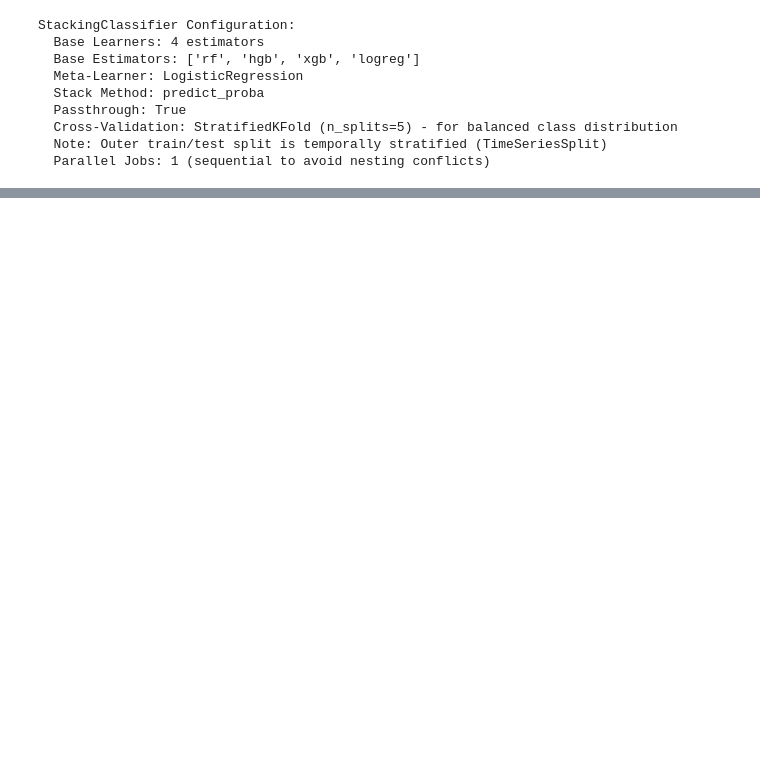
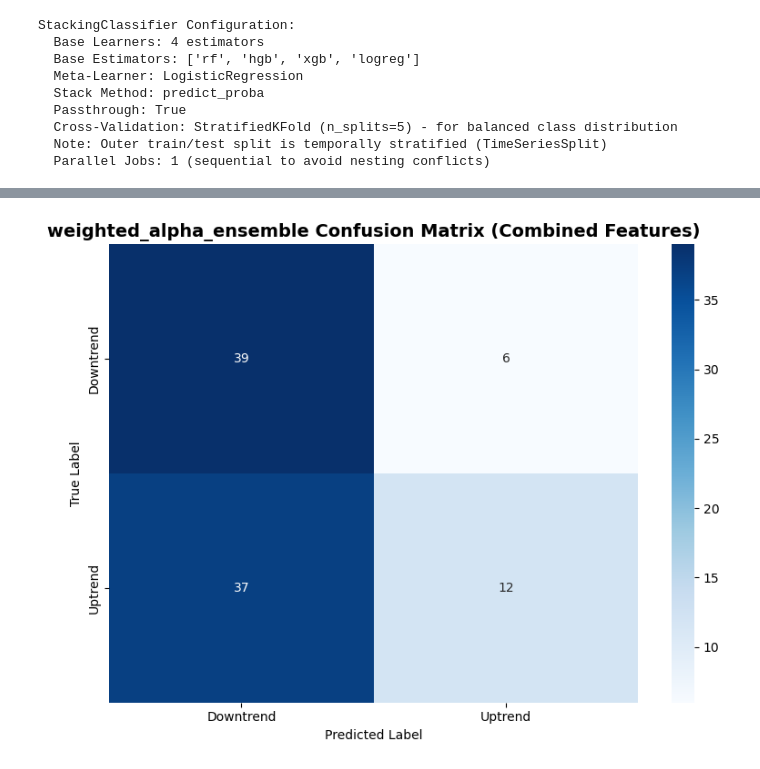
Before and after one commit to johngycmaker/btc_project, a Jupyter notebook: step7_Tuning_Stacking .ipynb, the cells around one changed output, grey strips where cells are left out. Saved outputs shown, nothing was run; the diff lists cells and outputs as text; code cells hidden in the pictures; blank space fills up the shorter version.

```diff
--- a/step7_Tuning_Stacking .ipynb
+++ b/step7_Tuning_Stacking .ipynb
@@ -948,0 +813,27 @@ STACKING MODEL SUMMARY
+# %%
+# Train final model with best parameters on full training data
+best_hgb = histgb_search.best_estimator_
+
+print("\n" + "="*80)
+print("TRAINING FINAL HistGradientBoosting MODEL WITH BEST PARAMETERS")
+print("="*80)
+
+# Split data for final evaluation
+from sklearn.model_selection import train_test_split
+
+# For time series, use temporal split
+train_size = int(0.8 * len(X_combined))
+X_train_final = X_combined.iloc[:train_size]
+y_train_final = y_combined.iloc[:train_size]
+X_test_final = X_combined.iloc[train_size:]
+y_test_final = y_combined.iloc[train_size:]
+
+# Train on full training set
+best_hgb.fit(X_train_final, y_train_final)
+
+# Make predictions
+y_pred_final = best_hgb.predict(X_test_final)
+
+print("\n✓ Model Training Complete!")
+print(f"Training set size: {X_train_final.shape[0]} samples")
+print(f"Test set size: {X_test_final.shape[0]} samples")
@@ -948,0 +969,15 @@ STACKING MODEL SUMMARY
+# %%
+cm = confusion_matrix(y_test_final, y_ens_test, labels=[0, 1])
+
+# Plot confusion matrix
+plt.figure(figsize=(8, 6))
+sns.heatmap(cm, annot=True, fmt='d', cmap='Blues', cbar=True,
+            xticklabels=['Downtrend', 'Uptrend'],
+            yticklabels=['Downtrend', 'Uptrend'])
+plt.title('weighted_alpha_ensemble Confusion Matrix (Combined Features)', fontsize=14, fontweight='bold')
+plt.ylabel('True Label')
+plt.xlabel('Predicted Label')
+plt.tight_layout()
+plt.show()
+# %% [output]
+[figure, added]
```
Also changed, not shown: parts of 27 cells of this notebook, 3 other files.
